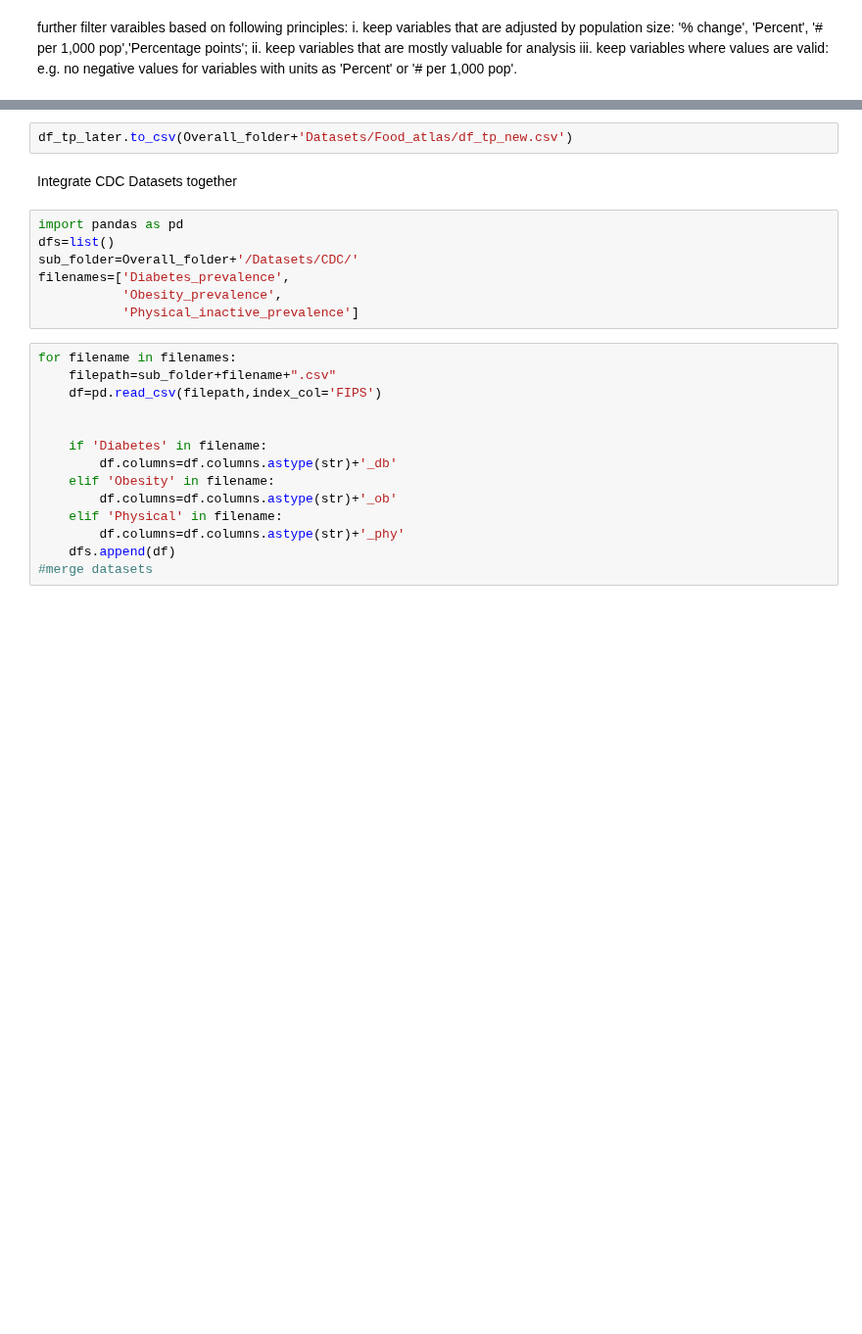
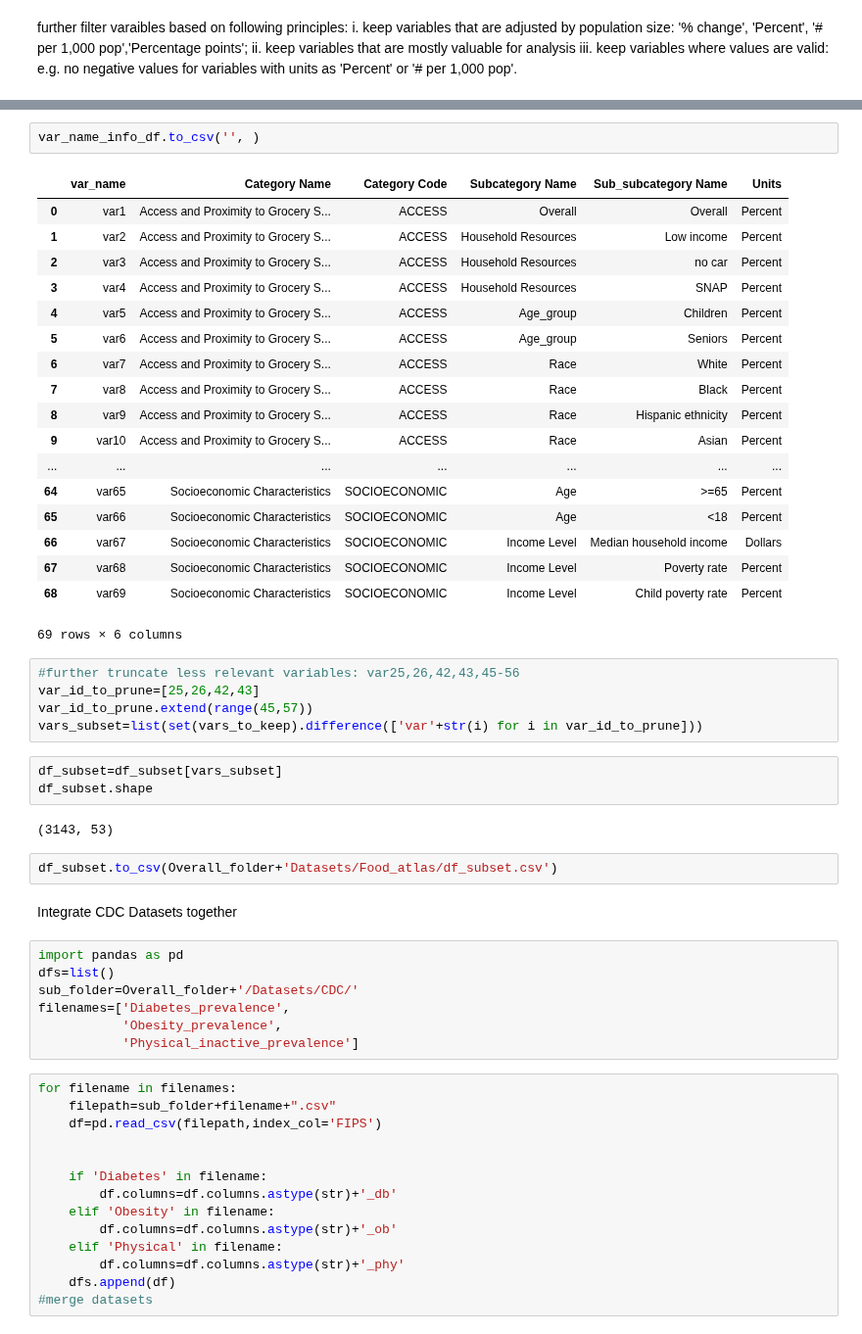
Before and after one commit to cathyxinxyz/Capstone_Project_1, a Jupyter notebook: Codes/Data Integration.ipynb, the cells around one changed output, grey strips where cells are left out. Shown at 98% size. Saved outputs shown, nothing was run; the diff lists cells and outputs as text; blank space fills up the shorter version.

Commit message:
Combined_dataset_new and codes updated

```diff
--- a/Codes/Data Integration.ipynb
+++ b/Codes/Data Integration.ipynb
@@ -254,5 +217,36 @@ None
+# %%
+var_name_info_df.to_csv('', )
+# %% [output]
+|  | var_name | Category Name | Category Code | Subcategory Name | Sub_subcategory Name | Units |
+| 0 | var1 | Access and Proximity to Grocery S... | ACCESS | Overall | Overall | Percent |
+| 1 | var2 | Access and Proximity to Grocery S... | ACCESS | Household Resources | Low income | Percent |
+| 2 | var3 | Access and Proximity to Grocery S... | ACCESS | Household Resources | no car | Percent |
+| 3 | var4 | Access and Proximity to Grocery S... | ACCESS | Household Resources | SNAP | Percent |
+| 4 | var5 | Access and Proximity to Grocery S... | ACCESS | Age_group | Children | Percent |
+| 5 | var6 | Access and Proximity to Grocery S... | ACCESS | Age_group | Seniors | Percent |
+| 6 | var7 | Access and Proximity to Grocery S... | ACCESS | Race | White | Percent |
+| 7 | var8 | Access and Proximity to Grocery S... | ACCESS | Race | Black | Percent |
+| 8 | var9 | Access and Proximity to Grocery S... | ACCESS | Race | Hispanic ethnicity | Percent |
+| 9 | var10 | Access and Proximity to Grocery S... | ACCESS | Race | Asian | Percent |
+| ... | ... | ... | ... | ... | ... | ... |
+| 64 | var65 | Socioeconomic Characteristics | SOCIOECONOMIC | Age | >=65 | Percent |
+| 65 | var66 | Socioeconomic Characteristics | SOCIOECONOMIC | Age | <18 | Percent |
+| 66 | var67 | Socioeconomic Characteristics | SOCIOECONOMIC | Income Level | Median household income | Dollars |
+| 67 | var68 | Socioeconomic Characteristics | SOCIOECONOMIC | Income Level | Poverty rate | Percent |
+| 68 | var69 | Socioeconomic Characteristics | SOCIOECONOMIC | Income Level | Child poverty rate | Percent |
+69 rows × 6 columns
+# %%
+#further truncate less relevant variables: var25,26,42,43,45-56
+var_id_to_prune=[25,26,42,43]
+var_id_to_prune.extend(range(45,57))
+vars_subset=list(set(vars_to_keep).difference(['var'+str(i) for i in var_id_to_prune]))
+# %%
+df_subset=df_subset[vars_subset]
+df_subset.shape
+# %% [output]
+(3143, 53)
 # %%
-df_tp_later.to_csv(Overall_folder+'Datasets/Food_atlas/df_tp_new.csv')
+df_subset.to_csv(Overall_folder+'Datasets/Food_atlas/df_subset.csv')
 # %% [markdown]
 Integrate CDC Datasets together
 # %%
```
Also changed, not shown: parts of 19 cells of this notebook, 5 other files.
